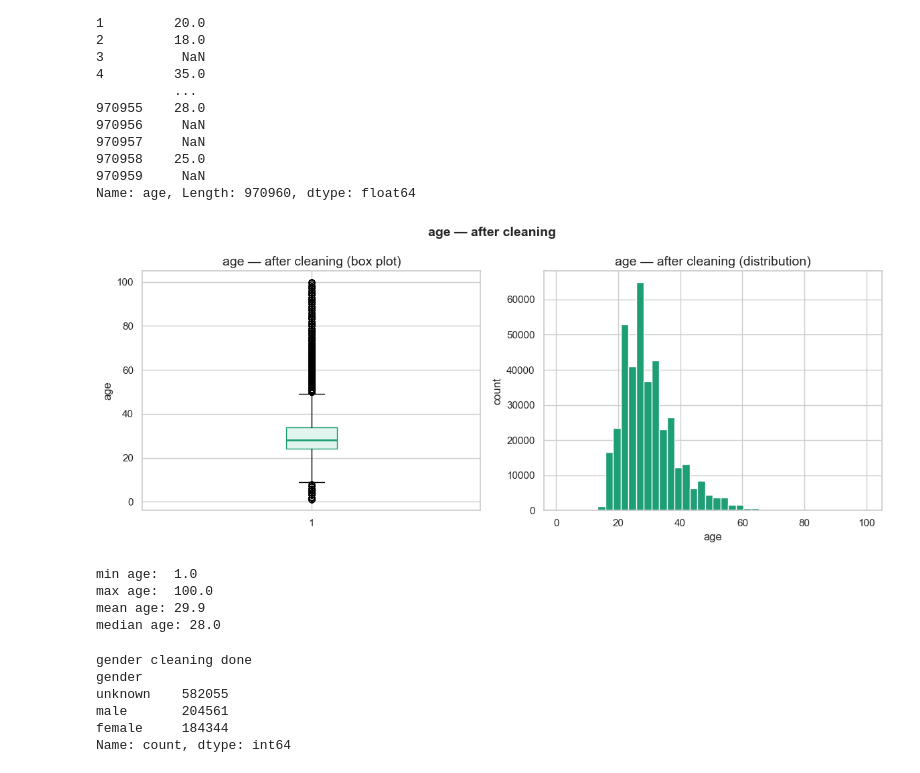
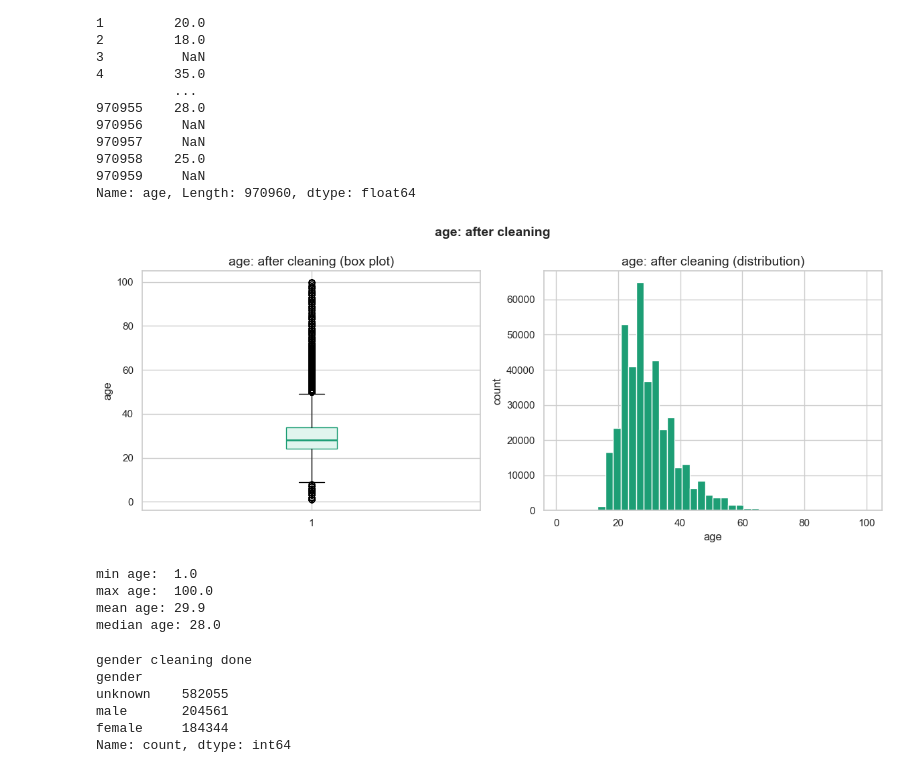
Before and after one commit to thm-msror/kkbox-churn-prediction, a Jupyter notebook: notebooks/01_EDA.ipynb, the cells around one changed output. Drawn from its saved outputs; the diff is of its cells as text; code cells hidden in the pictures.

```diff
--- a/notebooks/01_EDA.ipynb
+++ b/notebooks/01_EDA.ipynb
@@ -514,33 +499,33 @@ Name: age, Length: 970960, dtype: float64
 # %%
 # box plot after cleaning to compare with the before plot
 # the distribution should now look like a realistic age curve
 
 fig, axes = plt.subplots(1, 2, figsize=(12, 5))
 
 # left: box plot of cleaned age
 axes[0].boxplot(df['age'].dropna(), patch_artist=True,
                 boxprops=dict(facecolor='#E1F5EE', color='#1D9E75'),
                 medianprops=dict(color='#1D9E75', linewidth=2))
-axes[0].set_title('age — after cleaning (box plot)')
+axes[0].set_title('age: after cleaning (box plot)')
 axes[0].set_ylabel('age')
 
 # right: histogram of cleaned age to show the distribution shape
 axes[1].hist(df['age'].dropna(), bins=40, color='#1D9E75', edgecolor='white')
-axes[1].set_title('age — after cleaning (distribution)')
+axes[1].set_title('age: after cleaning (distribution)')
 axes[1].set_xlabel('age')
 axes[1].set_ylabel('count')
 
-plt.suptitle('age — after cleaning', fontsize=14, fontweight='bold')
+plt.suptitle('age: after cleaning', fontsize=14, fontweight='bold')
 plt.tight_layout()
 plt.savefig('../Visualizations/plot_age_boxplot_after.png', dpi=150, bbox_inches='tight')
 plt.show()
 
 print(f"min age:  {df['age'].min()}")
 print(f"max age:  {df['age'].max()}")
 print(f"mean age: {df['age'].mean():.1f}")
 print(f"median age: {df['age'].median():.1f}")
 # %% [output]
-[figure, old version]
+[figure, new version]
 min age:  1.0
 max age:  100.0
 mean age: 29.9
```
Also changed, not shown: parts of 15 cells of this notebook, 7 other files.
